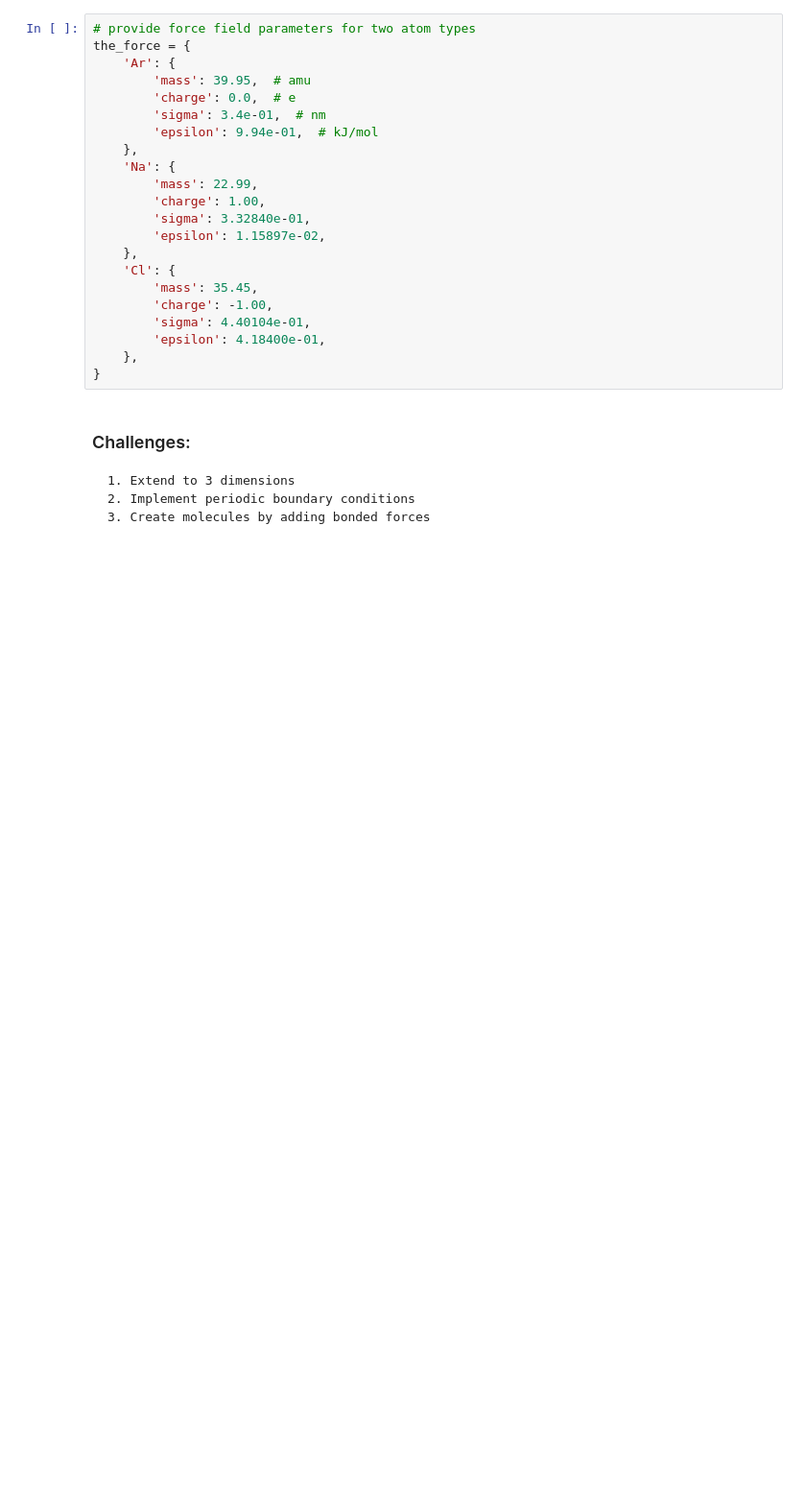
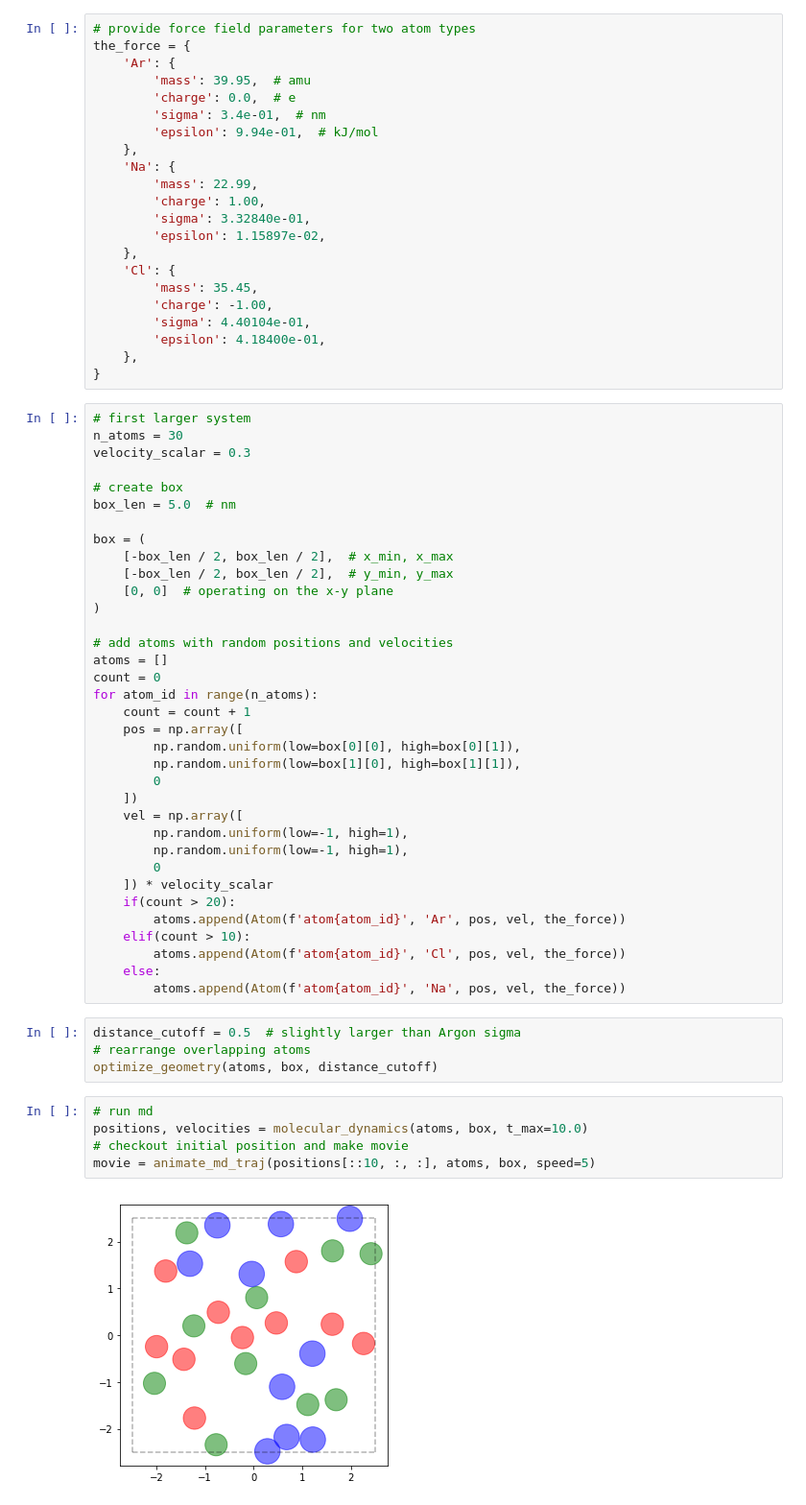
Before and after one commit to UWPRG/MOLSIM, a Jupyter notebook: Homeworks/Homework_w04/Homework4_Andrew/md_basics.ipynb, the cells around one changed output. Shown at 96% size. Drawn from its saved outputs; the diff is of its cells as text; blank space fills up the shorter version.

```diff
--- a/Homeworks/Homework_w04/Homework4_Andrew/md_basics.ipynb
+++ b/Homeworks/Homework_w04/Homework4_Andrew/md_basics.ipynb
@@ -208,8 +208,49 @@ the_force = {
         'epsilon': 4.18400e-01,
     },
 }
-# %% [markdown]
-### Challenges:
-    1. Extend to 3 dimensions
-    2. Implement periodic boundary conditions
-    3. Create molecules by adding bonded forces
+# %%
+# first larger system
+n_atoms = 30
+velocity_scalar = 0.3
+
+# create box
+box_len = 5.0  # nm
+
+box = (
+    [-box_len / 2, box_len / 2],  # x_min, x_max
+    [-box_len / 2, box_len / 2],  # y_min, y_max
+    [0, 0]  # operating on the x-y plane
+)
+
+# add atoms with random positions and velocities
+atoms = []
+count = 0
+for atom_id in range(n_atoms):
+    count = count + 1
+    pos = np.array([
+        np.random.uniform(low=box[0][0], high=box[0][1]),
+        np.random.uniform(low=box[1][0], high=box[1][1]),
+        0
+    ])
+    vel = np.array([
+        np.random.uniform(low=-1, high=1),
+        np.random.uniform(low=-1, high=1),
+        0
+    ]) * velocity_scalar
+    if(count > 20):
+        atoms.append(Atom(f'atom{atom_id}', 'Ar', pos, vel, the_force))
+    elif(count > 10):
+        atoms.append(Atom(f'atom{atom_id}', 'Cl', pos, vel, the_force))
+    else:
+        atoms.append(Atom(f'atom{atom_id}', 'Na', pos, vel, the_force))
+# %%
+distance_cutoff = 0.5  # slightly larger than Argon sigma
+# rearrange overlapping atoms
+optimize_geometry(atoms, box, distance_cutoff)
+# %%
+# run md
+positions, velocities = molecular_dynamics(atoms, box, t_max=10.0)
+# checkout initial position and make movie
+movie = animate_md_traj(positions[::10, :, :], atoms, box, speed=5)
+# %% [output]
+[figure, added]
```
Also changed, not shown: parts of 5 cells of this notebook, 2 other files.
